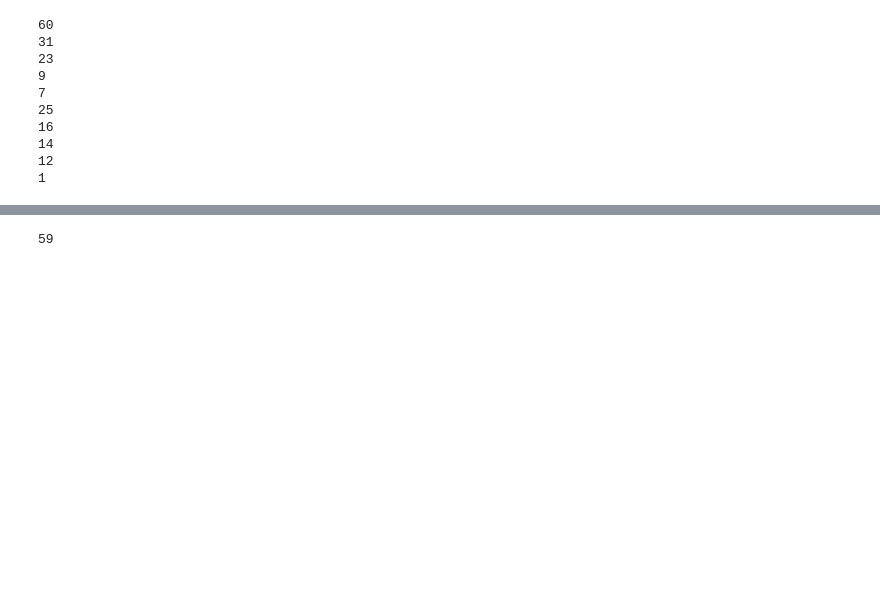
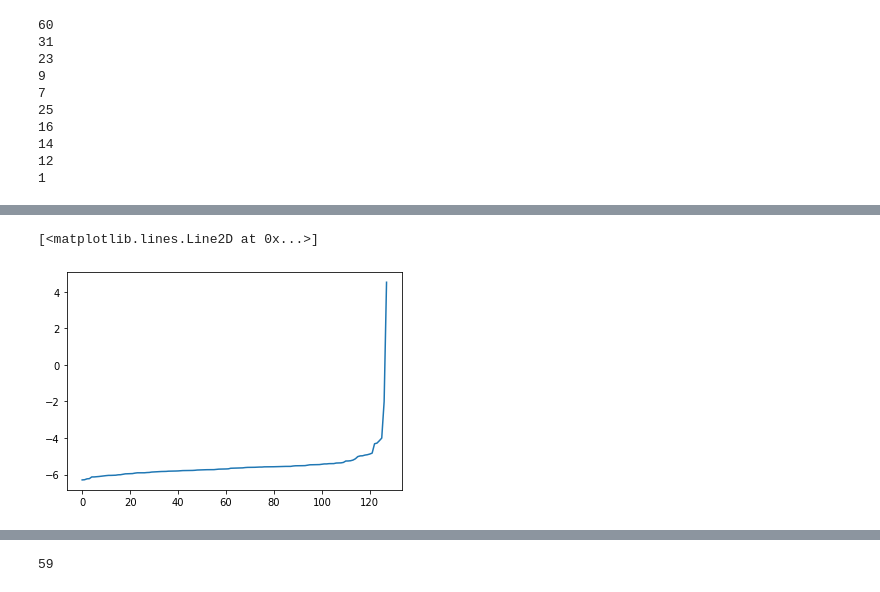
Before and after one commit to hangdj/trl, a Jupyter notebook: nbs/waf-gpt.ipynb, the cells around one changed output, grey strips where cells are left out. Cells and saved outputs as stored; diff of their text form; code cells hidden in the pictures; blank space fills up the shorter version.

```diff
--- a/nbs/waf-gpt.ipynb
+++ b/nbs/waf-gpt.ipynb
@@ -1184,0 +1187,5 @@ for scores in rewards_plot[:]:
+# %%
+plt.plot(x, sorted(rewards_plot[8]))
+# %% [output]
+[<matplotlib.lines.Line2D at 0x...>]
+[figure, added]
```
Also changed, not shown: parts of 27 cells of this notebook, 1 other file.
